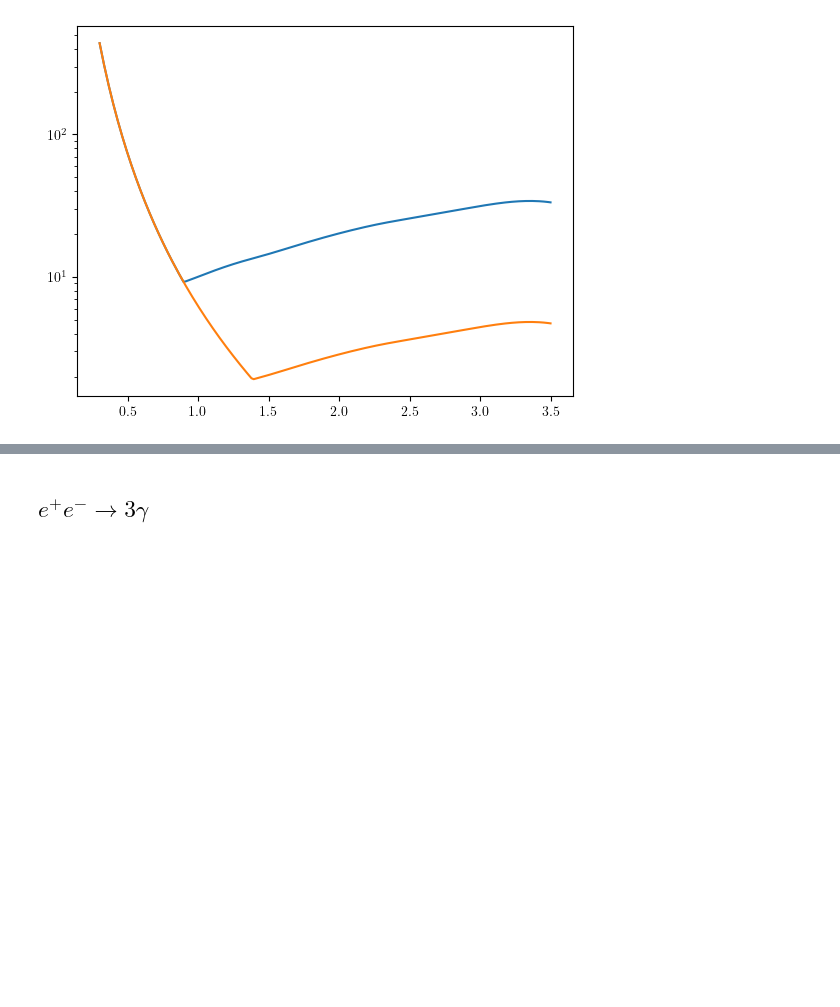
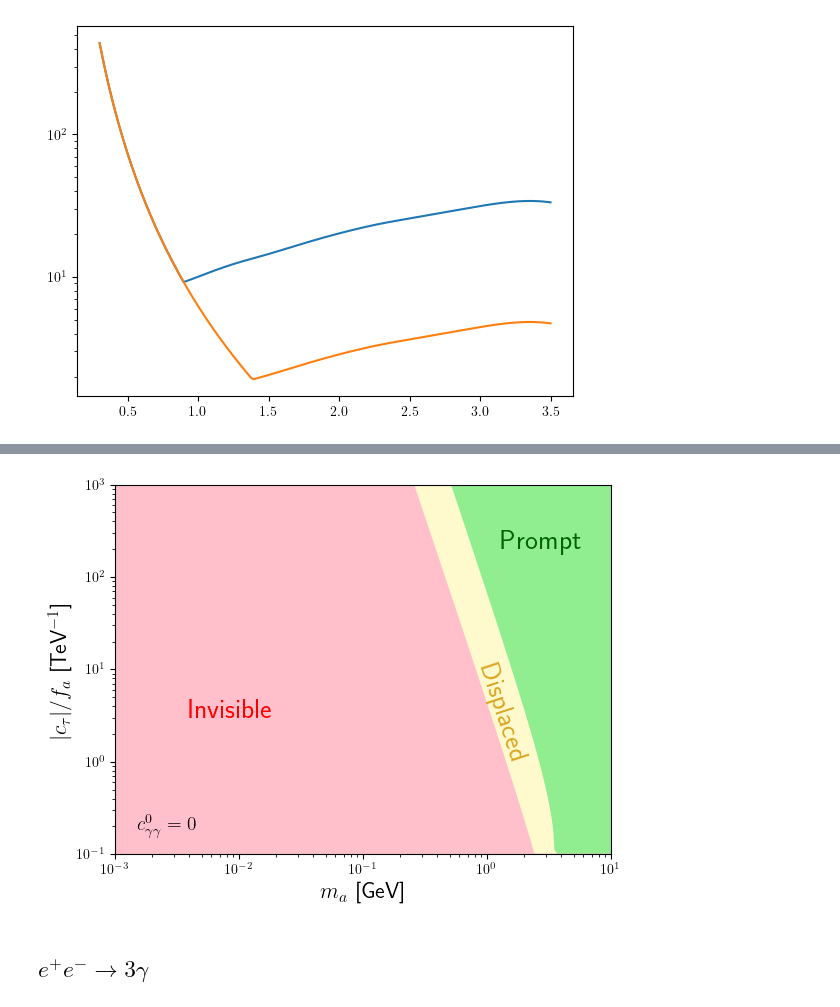
Before and after one commit to Jorge-Alda/tauALPs, a Jupyter notebook: ALP/BelleII/belleII.ipynb, the cells around one changed output, grey strips where cells are left out. Drawn from its saved outputs; the diff is of its cells as text; code cells hidden in the pictures; blank space fills up the shorter version.

```diff
--- a/ALP/BelleII/belleII.ipynb
+++ b/ALP/BelleII/belleII.ipynb
@@ -70,3 +90,21 @@ pd.DataFrame({'ma_GeV': np.linspace(min(df_taugamma20fb['ma_GeV']), max(df_tauga
+# %%
+plt.fill_between(np.logspace(-4, np.log10(0.15), 200), [coupling_length_ALP(1, ma) for ma in np.logspace(-4, np.log10(0.15), 200)], 1e3, color='paleturquoise')
+plt.fill_between(np.logspace(-3, 1, 200), [coupling_length_ALP(300, ma) for ma in np.logspace(-3, 1, 200)], [coupling_length_ALP(1, ma) for ma in np.logspace(-3, 1, 200)], color='lemonchiffon')
+plt.fill_between(np.logspace(np.log10(0.15), 1, 200), [coupling_length_ALP(1, ma) for ma in np.logspace(np.log10(0.15), 1, 200)], 1e3, color='lightgreen')
+plt.fill_between(np.logspace(-3, 1, 200), 0.1, [coupling_length_ALP(300, ma) for ma in np.logspace(-3, 1, 200)], color='pink')
+plt.ylim(0.1, 1e3)
+plt.xlim(1e-3, 10)
+plt.annotate('Invisible', (4e-3, 3), color='red', fontsize=20)
+plt.annotate('Prompt', (1.3, 200), color='darkgreen', fontsize=20)
+plt.annotate('Displaced', (0.8, 1), color='goldenrod', fontsize=20, rotation=-72)
+plt.xlabel(r'$m_a$ [GeV]', fontsize=16)
+plt.ylabel(r'$|c_\tau|/f_a$ [TeV$^{-1}$]', fontsize=16)
+plt.annotate(r'$c_{\gamma\gamma}^0=0$', (1.5e-3, 1.8e-1), fontsize=14)
+ax = plt.gca()
+ax.set_xscale('log')
+ax.set_yscale('log')
+# %% [output]
+[figure, added]
 # %% [markdown]
 ## $e^+e^-\to 3\gamma$
 # %%
```
Also changed, not shown: parts of 2 cells of this notebook, 3 other files.
